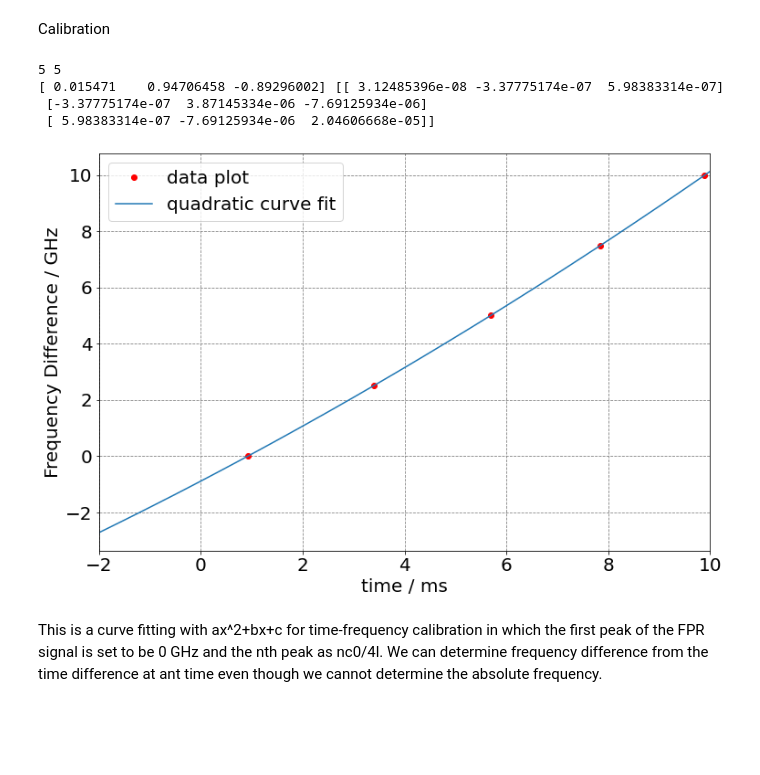
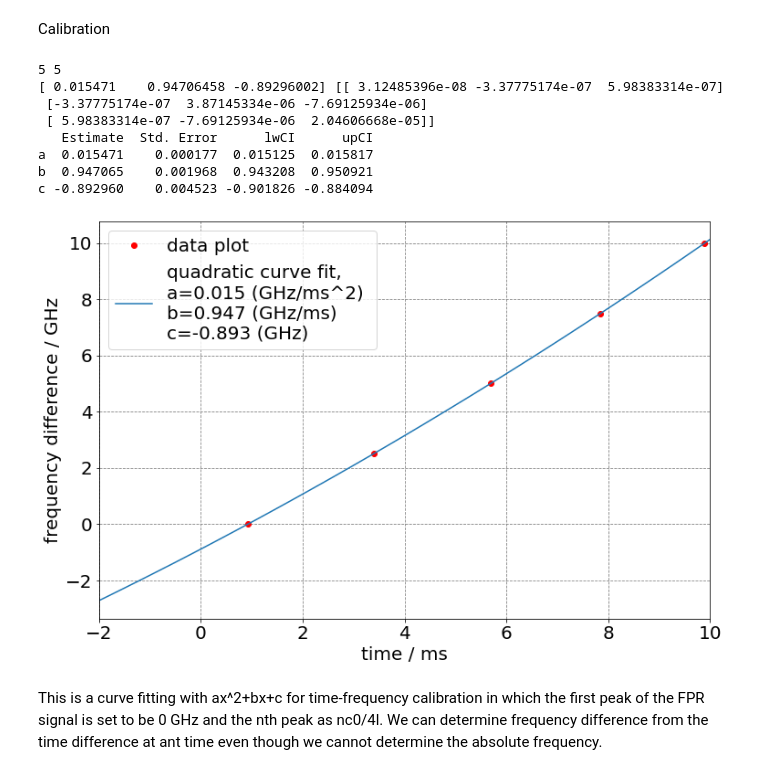
Before and after one commit to JavasIto/OPLab, a Jupyter notebook: Absorption.ipynb, the cells around one changed output. Saved outputs shown, nothing was run; the diff lists cells and outputs as text; code cells hidden in the pictures; blank space fills up the shorter version.

```diff
--- a/Absorption.ipynb
+++ b/Absorption.ipynb
@@ -269,36 +269,59 @@ print(len(myu), len(t))
 
 def line(x, a, b, c):
     return a*x**2 + b*x +c
 p0 = (0,1,1)
 poptl,pocvl = curve_fit(line, t, myu, p0)
 print(poptl, pocvl)
 
 
+StdE = np.sqrt(np.diag(pocvl))
+
+# estimate 95% confidence interval
+alpha=0.025
+lwCI = poptl + norm.ppf(q=alpha)*StdE
+upCI = poptl + norm.ppf(q=1-alpha)*StdE
+
+# print result
+mat = np.vstack((poptl,StdE, lwCI, upCI)).T
+df=pd.DataFrame(mat,index=("a", "b" , "c"),
+columns=("Estimate", "Std. Error", "lwCI", "upCI"))
+print(df)
+
+
 
 plt.figure(figsize=(12, 8))
 plt.xticks(fontsize = 20)
 plt.yticks(fontsize = 20)
 plt.xlim(-2, 10)
 plt.grid(color = "gray", linestyle="--")
 plt.xlabel('time / ms', fontsize = 20) # x axis label
-plt.ylabel('Frequency Difference / GHz', fontsize = 20) # y axis label
+plt.ylabel('frequency difference / GHz', fontsize = 20) # y axis label
 
 plt.plot(t, myu, "o", color="r", label="data plot")
 
+
+rounda = round(poptl[0],3)
+roundb = round(poptl[1],3)
+roundc = round(poptl[2],3)
+
 tplot = np.linspace(-2, 10)
-plt.plot(tplot, poptl[0]*tplot**2+poptl[1]*tplot + poptl[2], "-", label="quadratic curve fit")
+plt.plot(tplot, poptl[0]*tplot**2+poptl[1]*tplot + poptl[2], "-", label=f"quadratic curve fit, \na={rounda} (GHz/ms^2) \nb={roundb} (GHz/ms) \nc={roundc} (GHz)")
 
 def calibration(time):
     return poptl[0]*time**2 + poptl[1]*time + poptl[2]
 
 plt.legend(loc=0, fontsize = 20) # add legend
 plt.show()
 # %% [output]
 5 5
 [ 0.015471    0.94706458 -0.89296002] [[ 3.12485396e-08 -3.37775174e-07  5.98383314e-07]
  [-3.37775174e-07  3.87145334e-06 -7.69125934e-06]
  [ 5.98383314e-07 -7.69125934e-06  2.04606668e-05]]
+   Estimate  Std. Error      lwCI      upCI
+a  0.015471    0.000177  0.015125  0.015817
+b  0.947065    0.001968  0.943208  0.950921
+c -0.892960    0.004523 -0.901826 -0.884094
-[figure, old version]
+[figure, new version]
 # %% [markdown]
 This is a curve fitting with ax^2+bx+c for time-frequency calibration in which the first peak of the FPR signal is set to be 0 GHz and the nth peak as nc0/4l. We can determine frequency difference from the time difference at ant time even though we cannot determine the absolute frequency.
 # %% [markdown]
```
Also changed, not shown: parts of 7 cells of this notebook.
